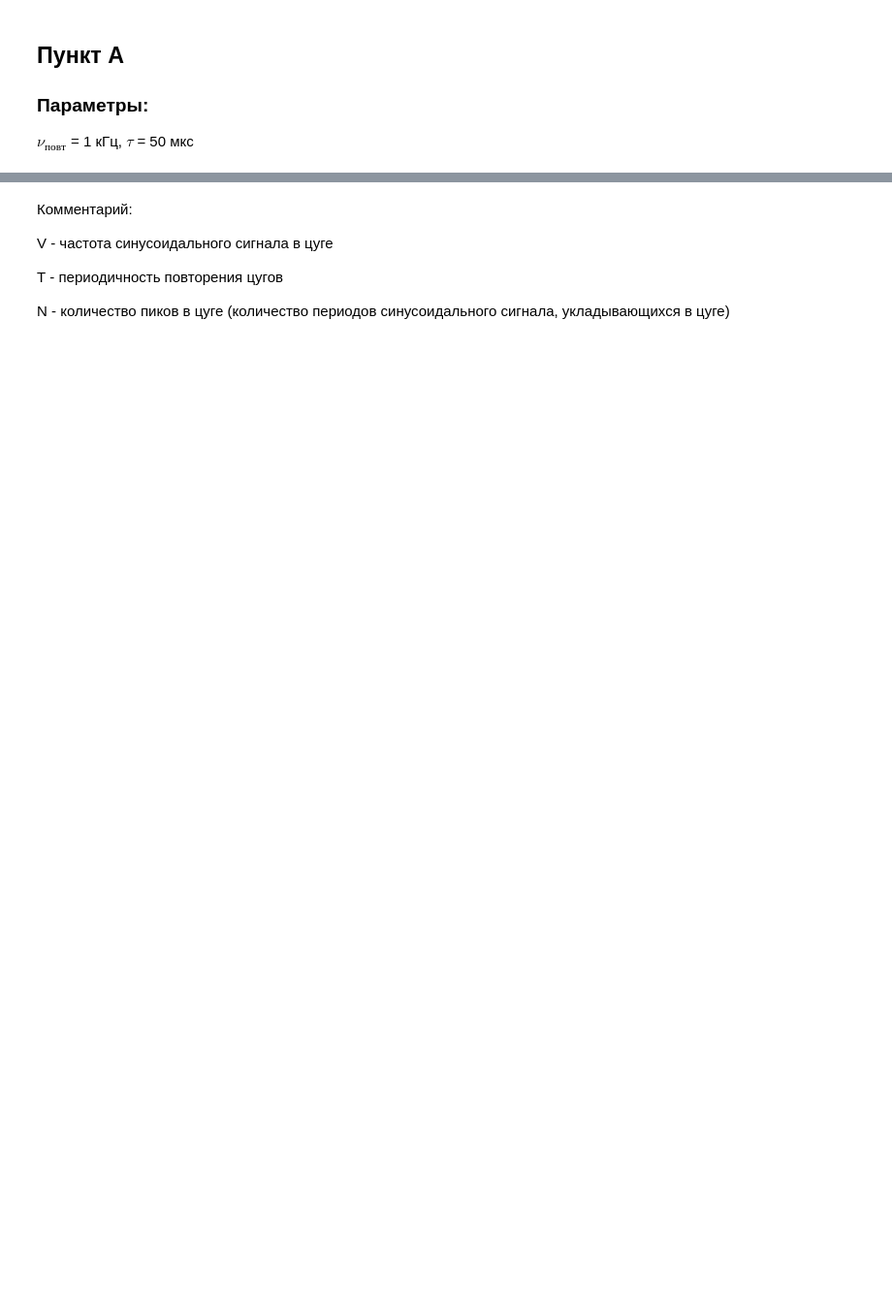
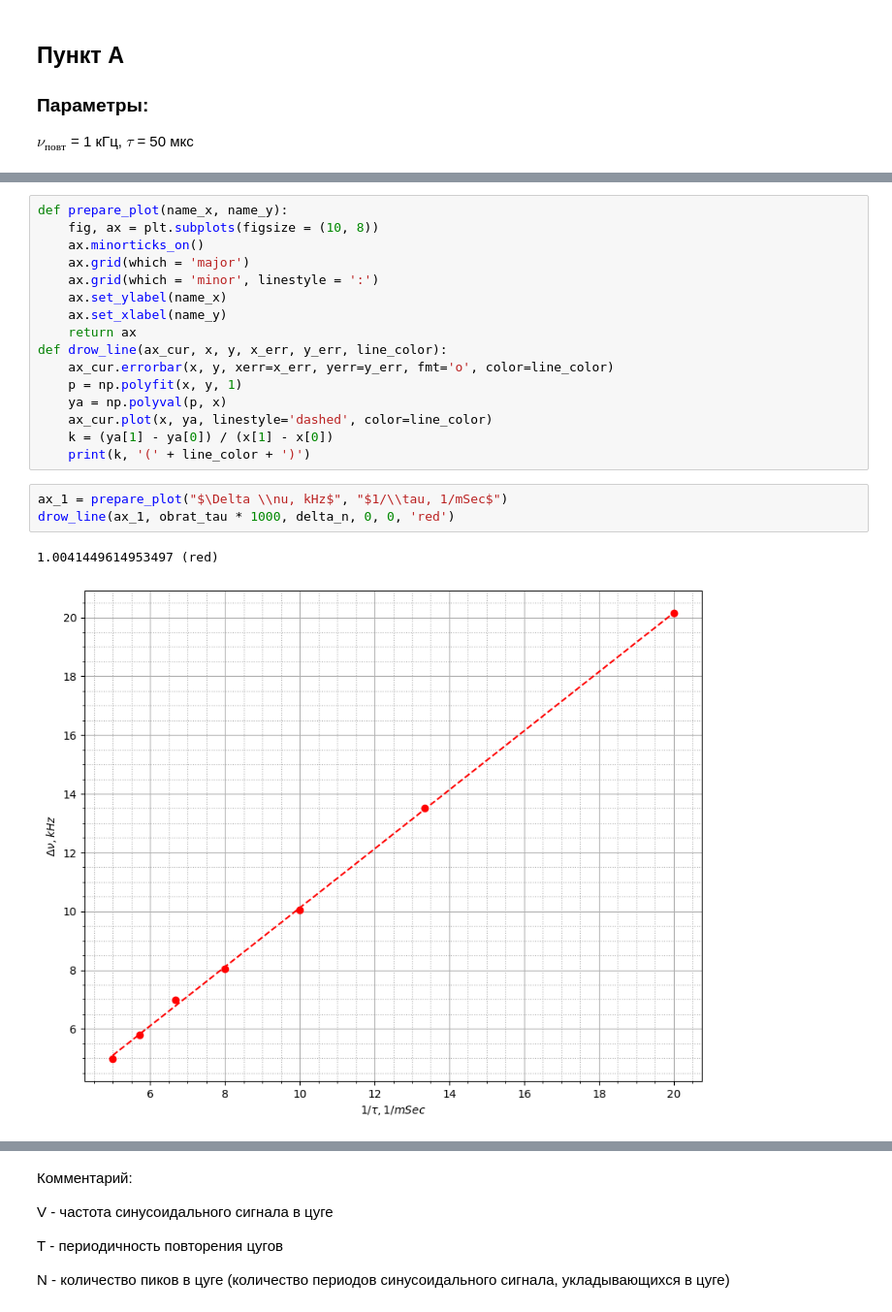
Before and after one commit to alexzhelyapov1/labs_mipt, a Jupyter notebook: 3.6.1/3.6.1.ipynb, the cells around one changed output, grey strips where cells are left out. Shown: that part at 97% size. Cells and saved outputs as stored; diff of their text form; blank space fills up the shorter version.

```diff
--- a/3.6.1/3.6.1.ipynb
+++ b/3.6.1/3.6.1.ipynb
@@ -29,0 +38,22 @@ plt.show()
+# %%
+def prepare_plot(name_x, name_y):
+    fig, ax = plt.subplots(figsize = (10, 8))
+    ax.minorticks_on()
+    ax.grid(which = 'major')
+    ax.grid(which = 'minor', linestyle = ':')
+    ax.set_ylabel(name_x)
+    ax.set_xlabel(name_y)
+    return ax
+def drow_line(ax_cur, x, y, x_err, y_err, line_color):
+    ax_cur.errorbar(x, y, xerr=x_err, yerr=y_err, fmt='o', color=line_color)
+    p = np.polyfit(x, y, 1)
+    ya = np.polyval(p, x)
+    ax_cur.plot(x, ya, linestyle='dashed', color=line_color)
+    k = (ya[1] - ya[0]) / (x[1] - x[0])
+    print(k, '(' + line_color + ')')
+# %%
+ax_1 = prepare_plot("$\Delta \\nu, kHz$", "$1/\\tau, 1/mSec$")
+drow_line(ax_1, obrat_tau * 1000, delta_n, 0, 0, 'red')
+# %% [output]
+1.0041449614953497 (red)
+[figure, added]
```
Also changed, not shown: parts of 12 cells of this notebook, 20 other files.
